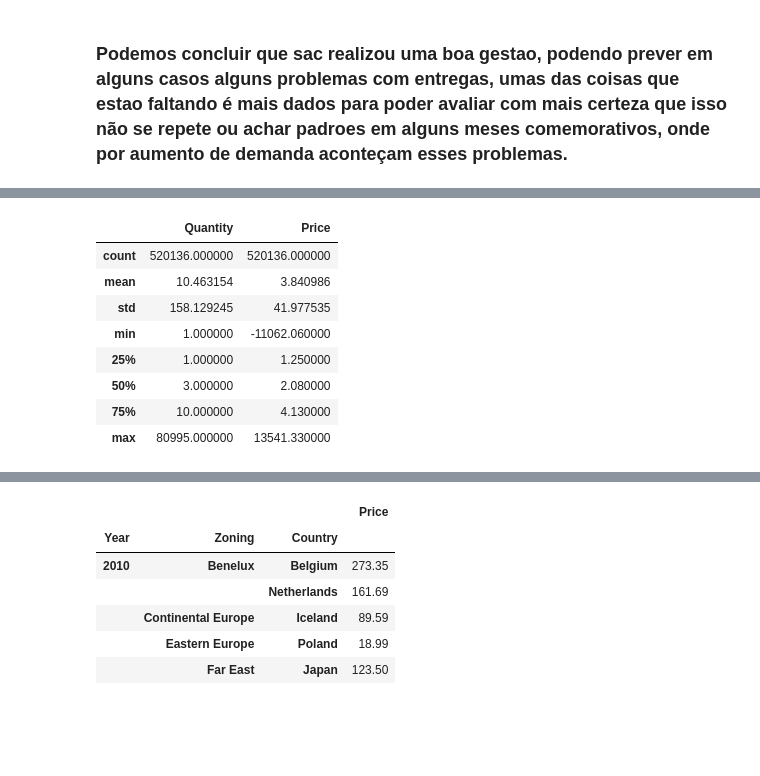
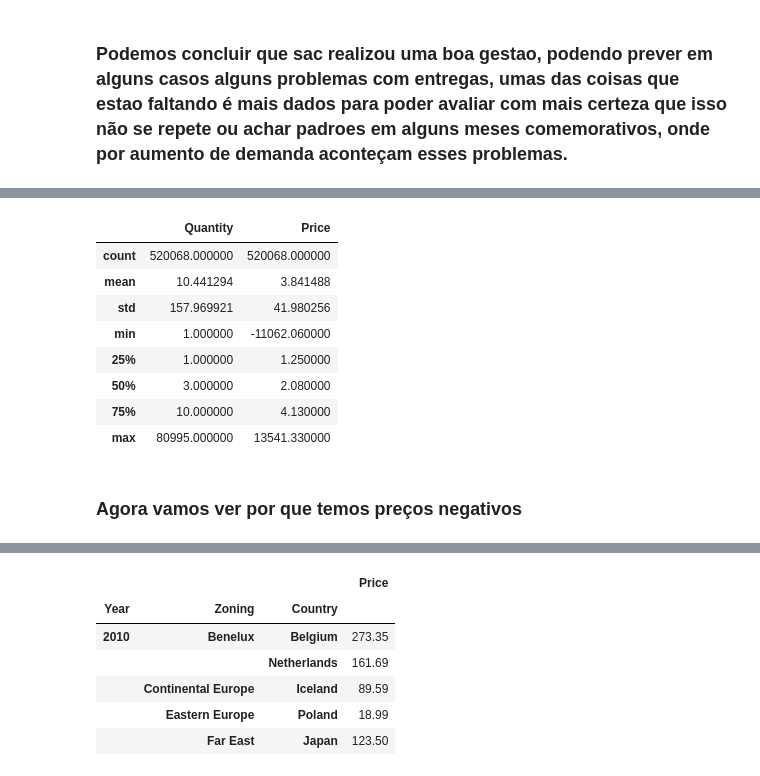
Before and after one commit to Davidjr2889/Davidjr2889, a Jupyter notebook: Dataset_manfing.ipynb, the cells around one changed output, grey strips where cells are left out. Cells and saved outputs as stored; diff of their text form; code cells hidden in the pictures; blank space fills up the shorter version.

```diff
--- a/Dataset_manfing.ipynb
+++ b/Dataset_manfing.ipynb
@@ -288,7 +290,8 @@ sac
 # %% [markdown]
 ### Verificamos items com unique() para ver quais sao os problemas
 # %%
-sac.Itemname.unique()
+lista_sac = sac.Itemname.unique()
+lista_sac
 # %% [output]
 array(['?', 'check', 'damages', 'faulty', 'Dotcom sales',
        'reverse 21/5/10 adjustment', 'mouldy, thrown away.', 'counted',
@@ -488,0 +484,3 @@ sns.lineplot(data=agg_sac_damaged_2011, x='Month',hue='Country', y='Quantity', c
+# %%
+aserto_1 = df2[~df2['Itemname'].isin(lista_sac)]
+aserto_1
@@ -489,13 +501,14 @@ sns.lineplot(data=agg_sac_damaged_2011, x='Month',hue='Country', y='Quantity', c
 # %%
-aserto_1 = df2.loc[df2['Quantity']>0].copy()
 aserto_1[['Quantity','Price']].describe()
 # %% [output]
 |  | Quantity | Price |
-| count | 520136.000000 | 520136.000000 |
-| mean | 10.463154 | 3.840986 |
-| std | 158.129245 | 41.977535 |
+| count | 520068.000000 | 520068.000000 |
+| mean | 10.441294 | 3.841488 |
+| std | 157.969921 | 41.980256 |
 | min | 1.000000 | -11062.060000 |
 | 25% | 1.000000 | 1.250000 |
 | 50% | 3.000000 | 2.080000 |
 | 75% | 10.000000 | 4.130000 |
 | max | 80995.000000 | 13541.330000 |
+# %% [markdown]
+### Agora vamos ver por que temos preços negativos
```
Also changed, not shown: parts of 97 cells of this notebook.
